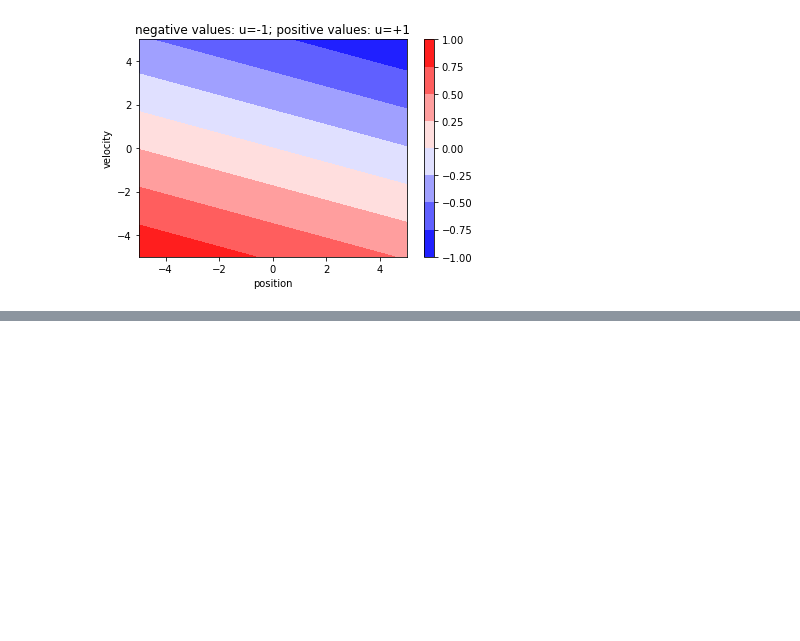
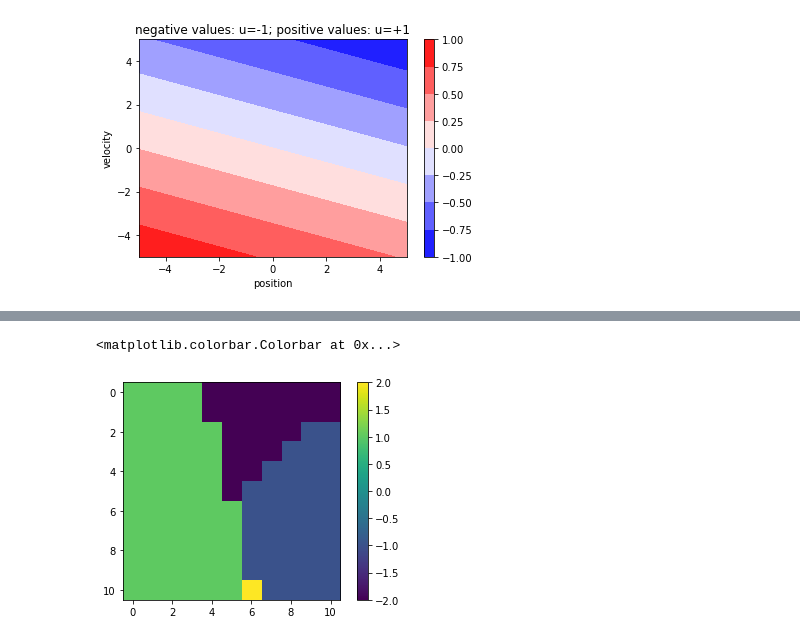
Before and after one commit to JopNiessen/DualControl, a Jupyter notebook: DQN.ipynb, the cells around one changed output, grey strips where cells are left out. Cells and saved outputs as stored; diff of their text form; code cells hidden in the pictures; blank space fills up the shorter version.

```diff
--- a/DQN.ipynb
+++ b/DQN.ipynb
@@ -120,0 +160,16 @@ plt.title('negative values: u=-1; positive values: u=+1');
+# %%
+Z = np.zeros((11, 11))
+x0_space = np.linspace(-5, 5, 11)
+x1_space = np.linspace(-5, 5, 11)
+
+for i, x0 in enumerate(x0_space):
+    for j, x1 in enumerate(x1_space):
+        qvals = DQL.get_qval(jnp.array([x0, x1]))
+        Z[i, j] = ctrl_space[np.argmax(qvals)]
+
+fig, ax = plt.subplots()
+cbar = ax.imshow(Z)
+plt.colorbar(cbar)
+# %% [output]
+<matplotlib.colorbar.Colorbar at 0x...>
+[figure, added]
```
Also changed, not shown: parts of 12 cells of this notebook.
